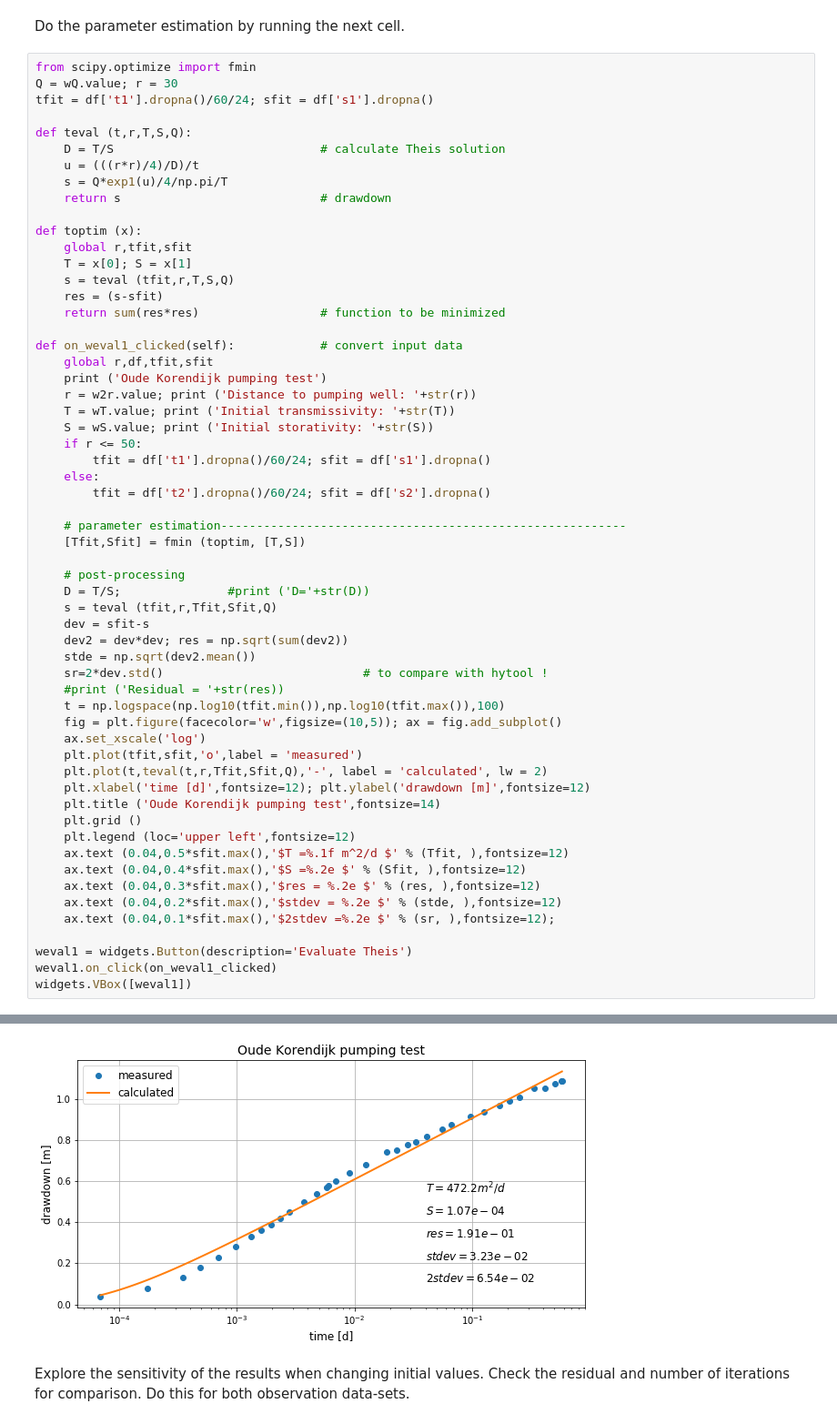
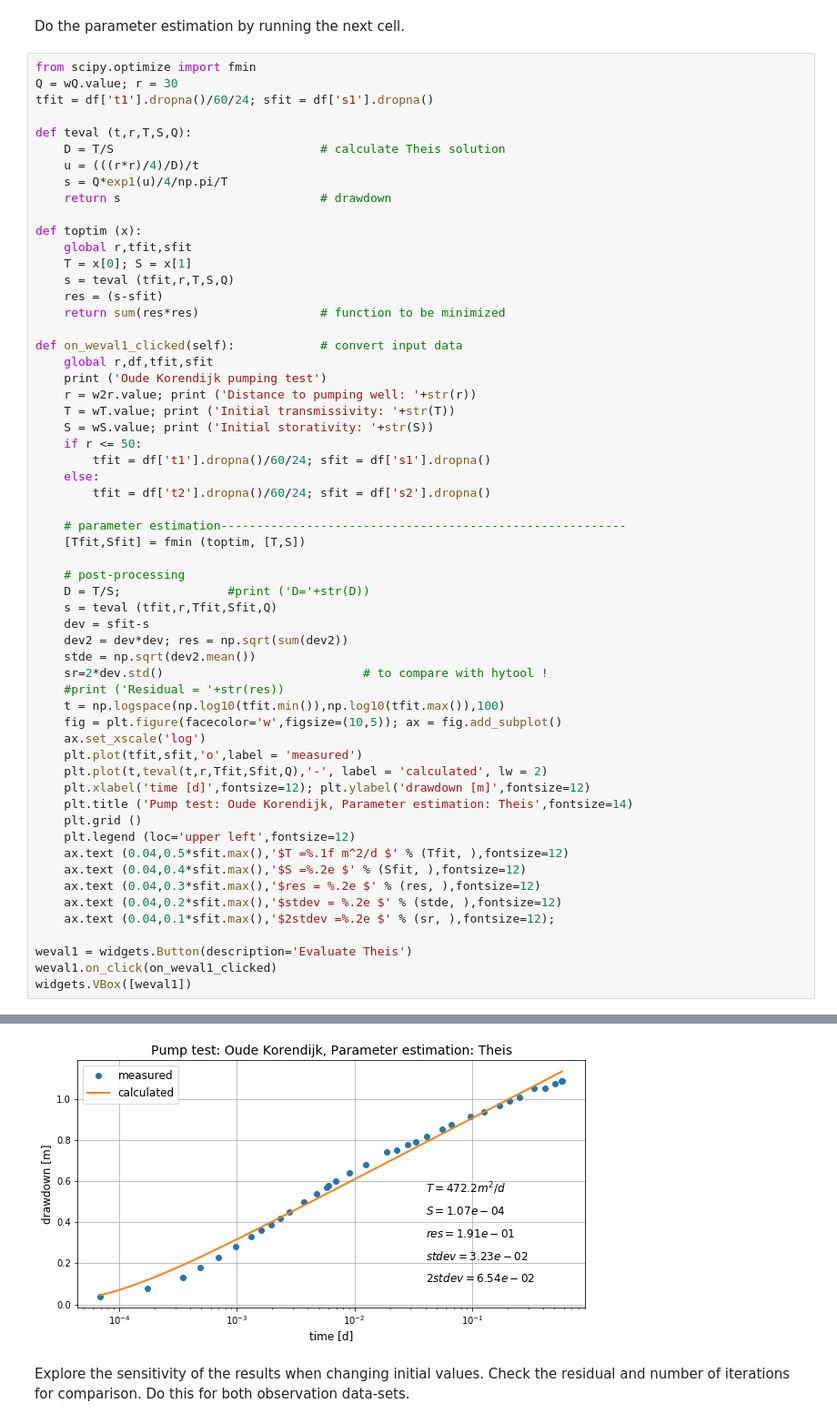
Before and after one commit to eholzbe/Hydraulic-testing, a Jupyter notebook: Hydraulic Testing.ipynb, the cells around one changed output, grey strips where cells are left out. Shown: that part at 91% size. Drawn from its saved outputs; the diff is of its cells as text.

```diff
--- a/Hydraulic Testing.ipynb
+++ b/Hydraulic Testing.ipynb
@@ -726,35 +719,35 @@ def on_weval1_clicked(self):            # convert input data
     stde = np.sqrt(dev2.mean())
     sr=2*dev.std()                            # to compare with hytool !
     #print ('Residual = '+str(res))
     t = np.logspace(np.log10(tfit.min()),np.log10(tfit.max()),100)
     fig = plt.figure(facecolor='w',figsize=(10,5)); ax = fig.add_subplot()
     ax.set_xscale('log')
     plt.plot(tfit,sfit,'o',label = 'measured')
     plt.plot(t,teval(t,r,Tfit,Sfit,Q),'-', label = 'calculated', lw = 2)
     plt.xlabel('time [d]',fontsize=12); plt.ylabel('drawdown [m]',fontsize=12)
-    plt.title ('Oude Korendijk pumping test',fontsize=14)
+    plt.title ('Pump test: Oude Korendijk, Parameter estimation: Theis',fontsize=14)
     plt.grid ()
     plt.legend (loc='upper left',fontsize=12)
     ax.text (0.04,0.5*sfit.max(),'$T =%.1f m^2/d $' % (Tfit, ),fontsize=12)
     ax.text (0.04,0.4*sfit.max(),'$S =%.2e $' % (Sfit, ),fontsize=12)
     ax.text (0.04,0.3*sfit.max(),'$res = %.2e $' % (res, ),fontsize=12)
     ax.text (0.04,0.2*sfit.max(),'$stdev = %.2e $' % (stde, ),fontsize=12)
     ax.text (0.04,0.1*sfit.max(),'$2stdev =%.2e $' % (sr, ),fontsize=12);
 
 weval1 = widgets.Button(description='Evaluate Theis')
 weval1.on_click(on_weval1_clicked)
 widgets.VBox([weval1])
 # %% [output]
 [interactive output not drawn]
 Oude Korendijk pumping test
 Distance to pumping well: 30.0
 Initial transmissivity: 500.0
 Initial storativity: 0.0001
 Optimization terminated successfully.
          Current function value: 0.036407
          Iterations: 41
          Function evaluations: 79
-[figure, old version]
+[figure, new version]
 # %% [markdown]
 Explore the sensitivity of the results when changing initial values. Check the residual and number of iterations for comparison. Do this for both observation data-sets.
 # %% [markdown]
```
Also changed, not shown: parts of 34 cells of this notebook.
